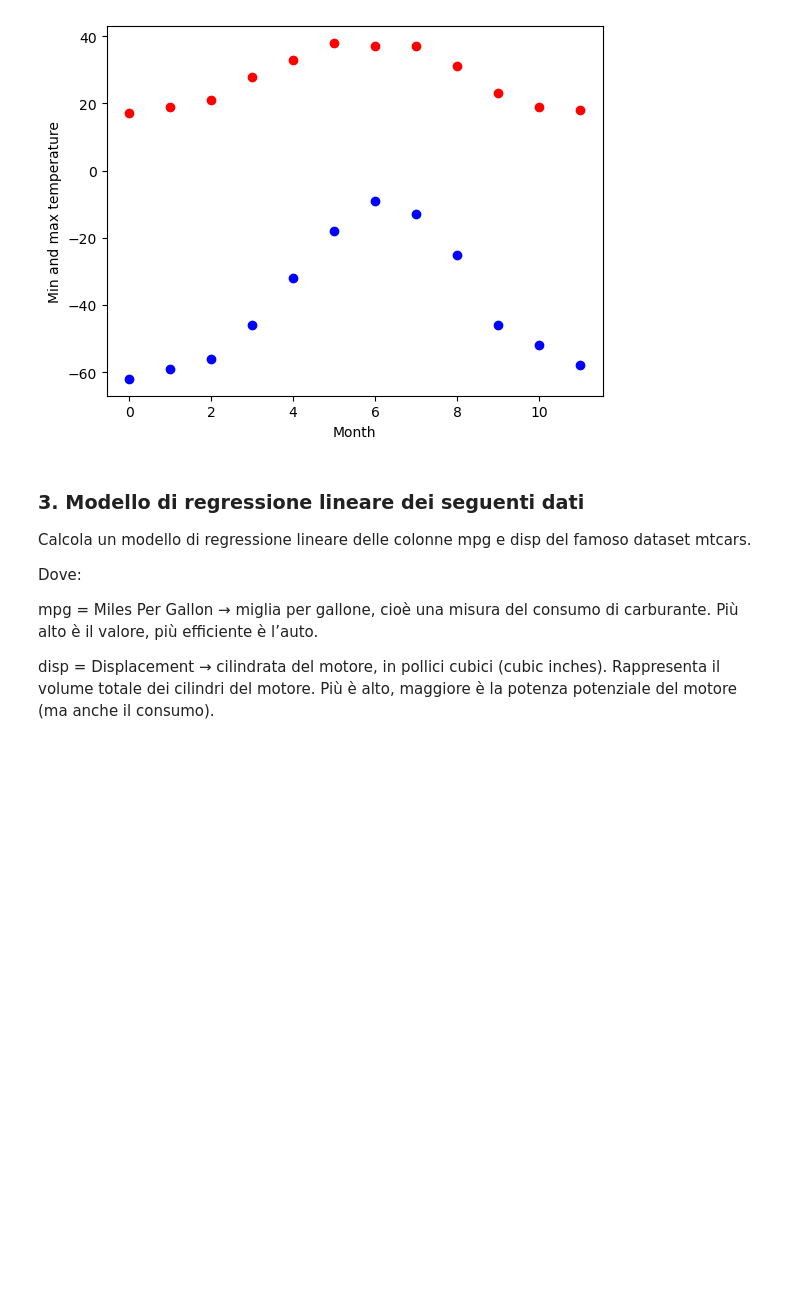
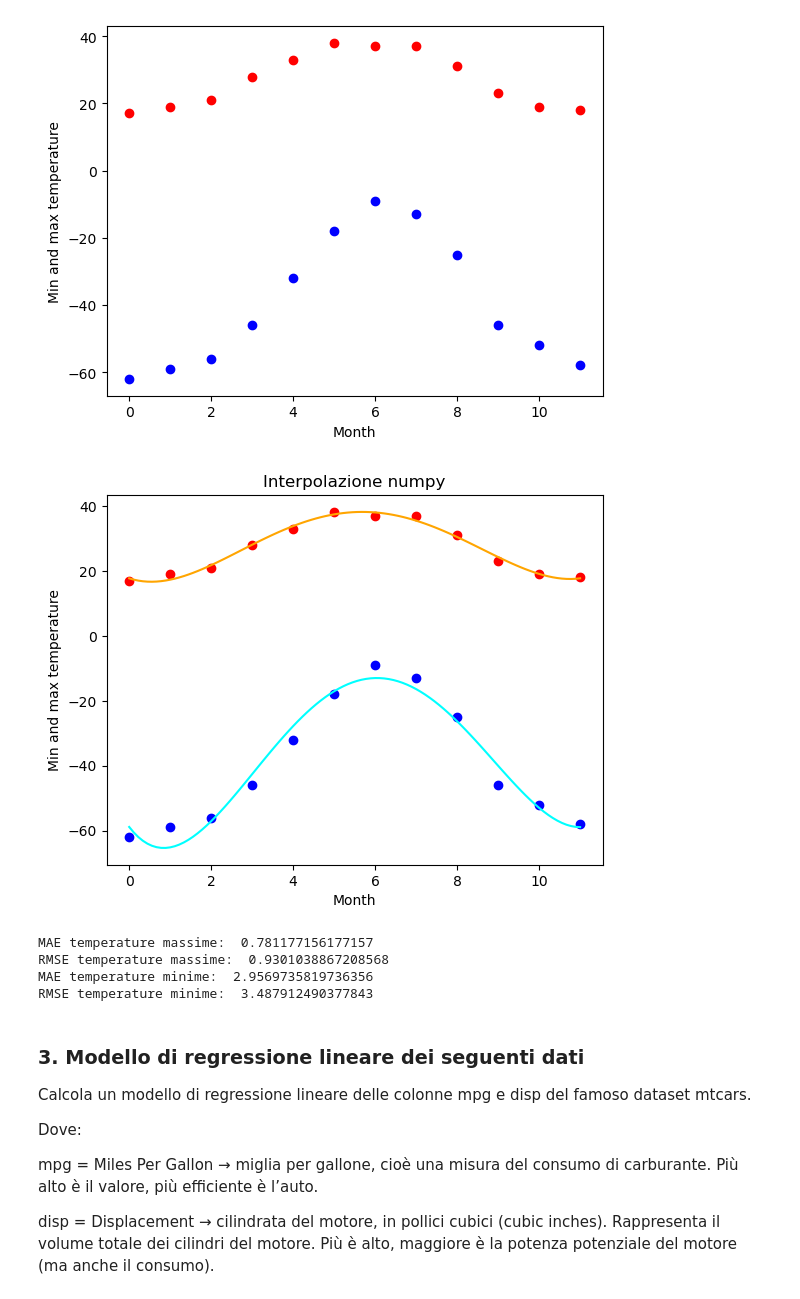
Before and after one commit to michela-roman/ProgrammingLabII, a Jupyter notebook: 6_Esercizi_lez_6.ipynb, the cells around one changed output. Cells and saved outputs as stored; diff of their text form; code cells hidden in the pictures; blank space fills up the shorter version.

Commit message:
Fit dei dati con NumPy

```diff
--- a/6_Esercizi_lez_6.ipynb
+++ b/6_Esercizi_lez_6.ipynb
@@ -91,6 +110,48 @@ plt.ylabel("Min and max temperature")
 # %% [output]
 Text(0, 0.5, 'Min and max temperature')
 [figure]
+# %%
+mesi_interpolati = np.linspace(0, 11, 100) # dominio per disegnare la curva interpolata in modo liscio
+
+coefficienti_massime = np.polyfit(months, temp_max, 4) # Coefficienti del polinomio di grado 4 che fitta i dati di temp_max
+curva_massime = np.polyval(coefficienti_massime, mesi_interpolati) # Valuta il polinomio ottenuto sopra nei 100 punti di x_int
+
+coefficienti_minime = np.polyfit(months, temp_min, 4)
+curva_minime = np.polyval(coefficienti_minime, mesi_interpolati)
+
+plt.title("Interpolazione numpy")
+plt.plot(months, temp_max, "ro")
+plt.plot(months, temp_min, "bo")
+plt.xlabel("Month")
+plt.ylabel("Min and max temperature")
+
+# Curve interpolate
+plt.plot(mesi_interpolati, curva_massime, color = 'orange')
+plt.plot(mesi_interpolati, curva_minime, color = 'cyan')
+
+plt.show()
+
+stime_temp_max = np.interp(months, mesi_interpolati, curva_massime)
+stime_temp_min = np.interp(months, mesi_interpolati, curva_minime)
+# %% [output]
+[figure, added]
+# %%
+# Calcolo manuale MAE e RMSE
+mae_massime = np.mean(np.abs(temp_max - stime_temp_max))
+rmse_massime = np.sqrt(np.mean((temp_max - stime_temp_max) ** 2))
+
+mae_minime = np.mean(np.abs(temp_min - stime_temp_min))
+rmse_minime = np.sqrt(np.mean((temp_min - stime_temp_min) ** 2))
+
+print("MAE temperature massime: ", mae_massime)
+print("RMSE temperature massime: ", rmse_massime)
+print("MAE temperature minime: ", mae_minime)
+print("RMSE temperature minime: ", rmse_minime)
+# %% [output]
+MAE temperature massime:  0.781177156177157
+RMSE temperature massime:  0.9301038867208568
+MAE temperature minime:  2.9569735819736356
+RMSE temperature minime:  3.487912490377843
 # %% [markdown]
 ### **3. Modello di regressione lineare dei seguenti dati**
 
```
Also changed, not shown: parts of 3 cells of this notebook.
